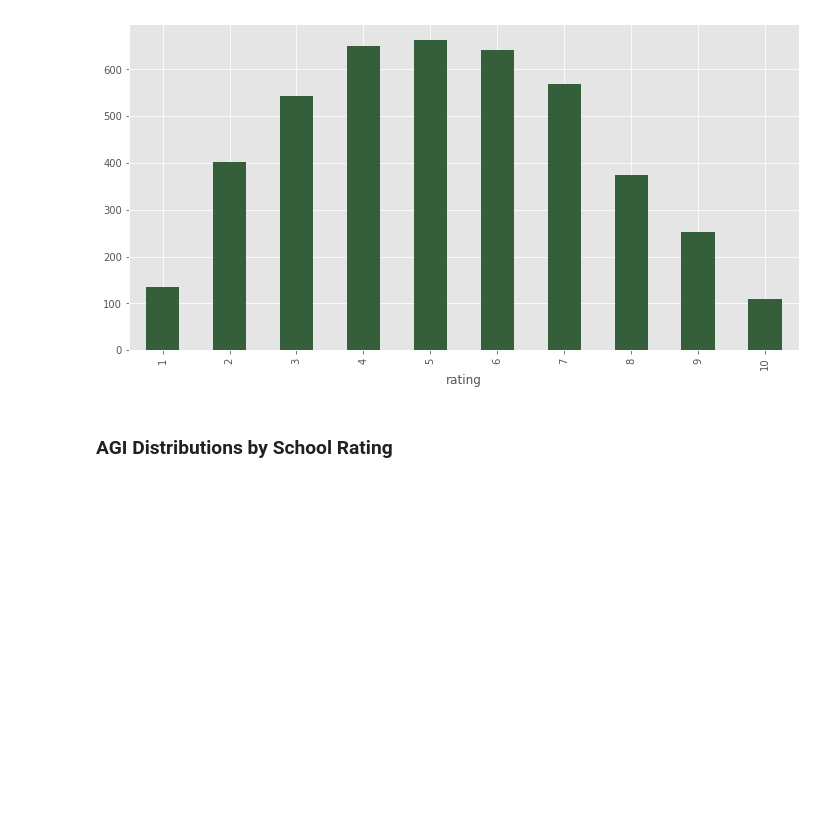
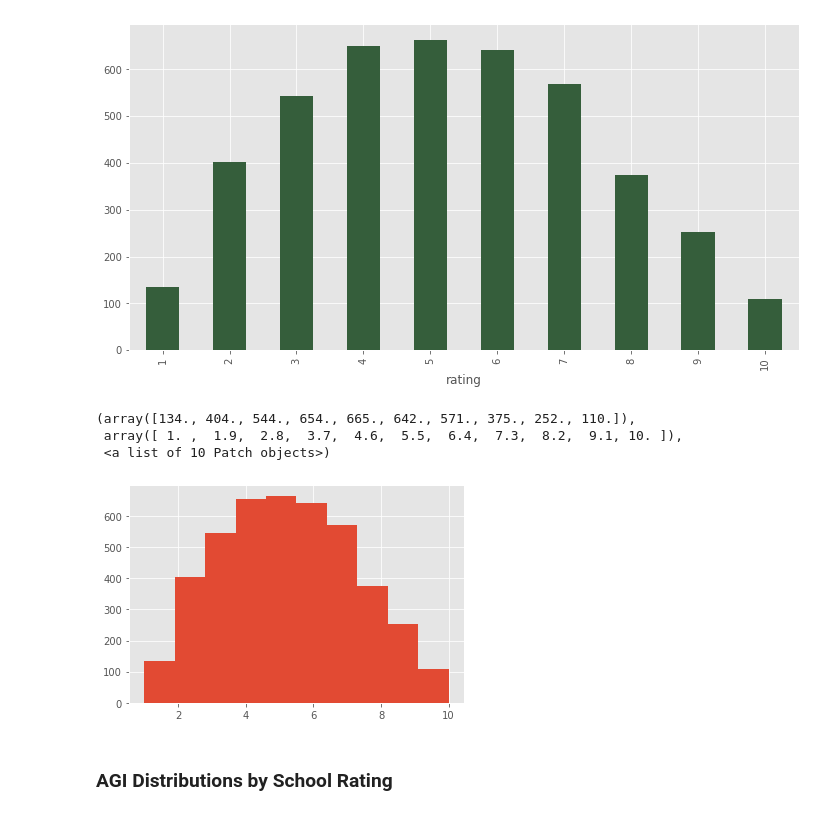
Before and after one commit to jordanrunge/greatschools_rating_analysis, a Jupyter notebook: playground.ipynb, the cells around one changed output. Cells and saved outputs as stored; diff of their text form; code cells hidden in the pictures; blank space fills up the shorter version.

```diff
--- a/playground.ipynb
+++ b/playground.ipynb
@@ -175,6 +248,13 @@ gs_income.groupby('rating')['school'].nunique().plot.bar(color='#355e3b')
 # %% [output]
 <matplotlib.axes._subplots.AxesSubplot at 0x...>
 [figure]
+# %%
+plt.hist(gs_income_demo['rating'])
+# %% [output]
+(array([134., 404., 544., 654., 665., 642., 571., 375., 252., 110.]),
+ array([ 1. ,  1.9,  2.8,  3.7,  4.6,  5.5,  6.4,  7.3,  8.2,  9.1, 10. ]),
+ <a list of 10 Patch objects>)
+[figure, added]
 # %% [markdown]
 ### AGI Distributions by School Rating
 # %%
```
Also changed, not shown: parts of 50 cells of this notebook, 3 other files.
